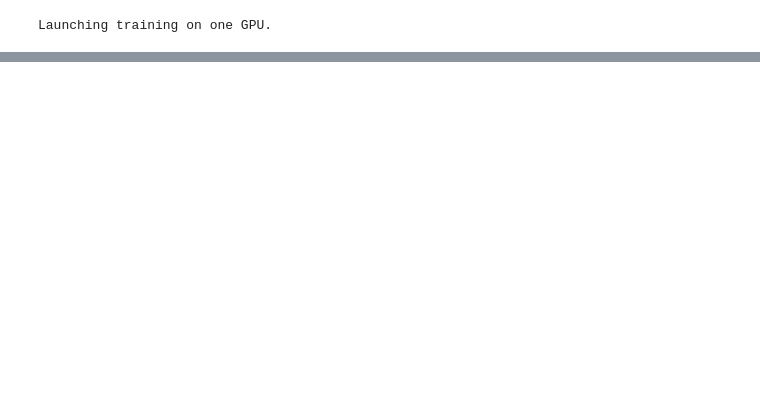
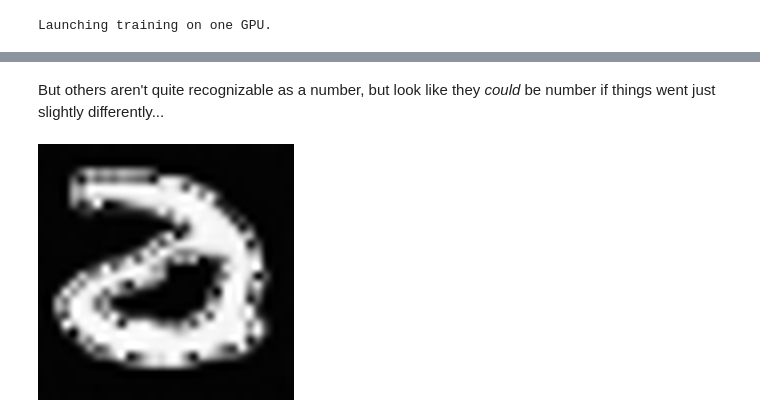
Before and after one commit to st-howard/blog-notebooks, a Jupyter notebook: MNIST-Diffusion/Diffusion Digits - Generating MNIST Digits from noise with HuggingFace Diffusers.ipynb, the cells around one changed output, grey strips where cells are left out. Saved outputs shown, nothing was run; the diff lists cells and outputs as text; code cells hidden in the pictures; blank space fills up the shorter version.

```diff
--- a/MNIST-Diffusion/Diffusion Digits - Generating MNIST Digits from noise with HuggingFace Diffusers.ipynb
+++ b/MNIST-Diffusion/Diffusion Digits - Generating MNIST Digits from noise with HuggingFace Diffusers.ipynb
@@ -337,0 +370,7 @@ test_image.resize((256,256))
+# %% [markdown]
+But others aren't quite recognizable as a number, but look like they *could* be number if things went just slightly differently...
+# %%
+test_image=sample(model,noise_scheduler,2022)
+test_image.resize((256,256))
+# %% [output]
+[figure, added]
```
Also changed, not shown: parts of 24 cells of this notebook.
